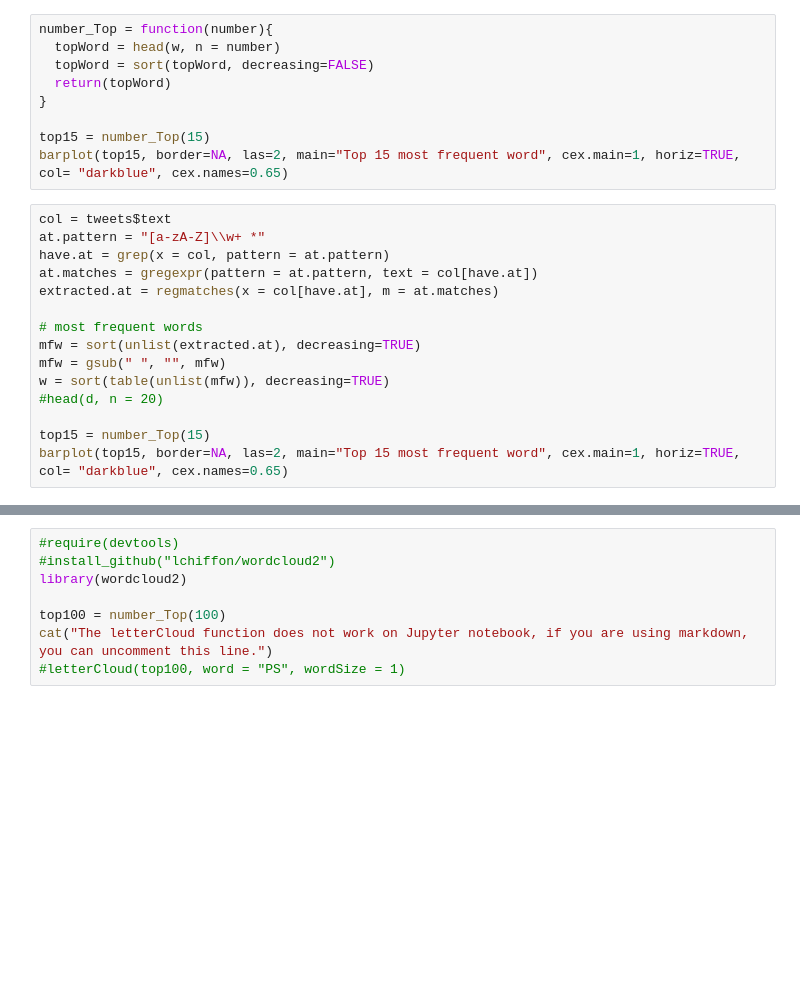
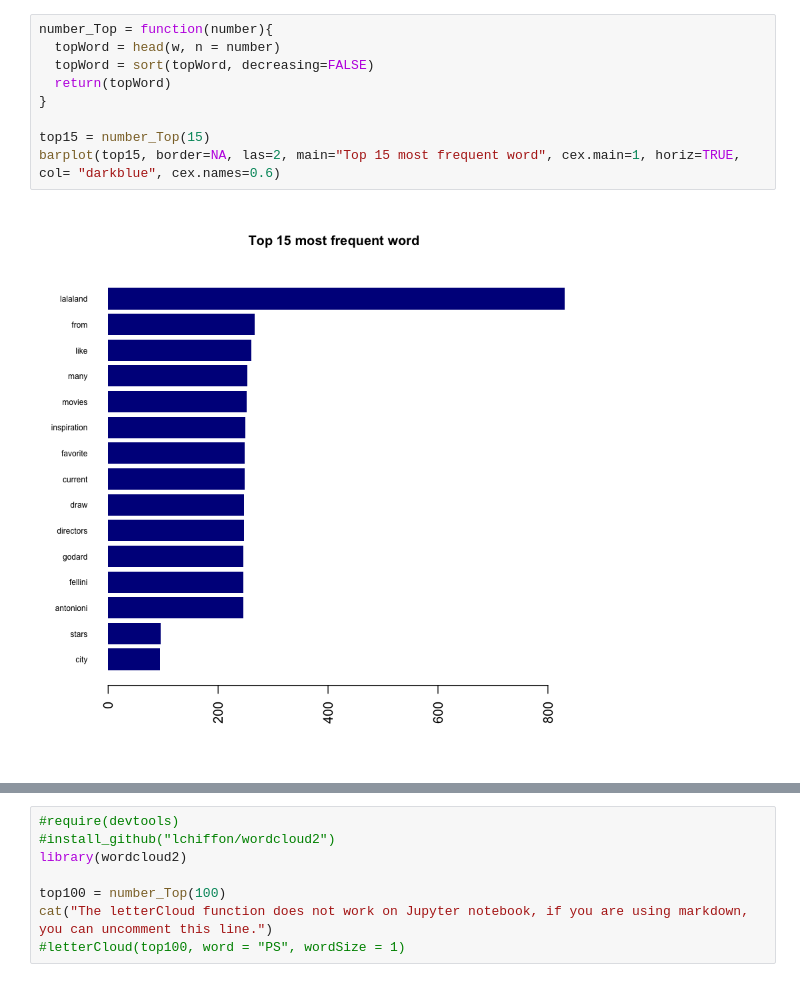
Before and after one commit to clementtr/twitter, a Jupyter notebook: English_Analysis.ipynb, the cells around one changed output, grey strips where cells are left out. Cells and saved outputs as stored; diff of their text form; blank space fills up the shorter version.

```diff
--- a/English_Analysis.ipynb
+++ b/English_Analysis.ipynb
@@ -98,24 +136,11 @@ w = sort(table(unlist(mfw)), decreasing=TRUE)
 # %%
 number_Top = function(number){
   topWord = head(w, n = number)
   topWord = sort(topWord, decreasing=FALSE)
   return(topWord)
 }
 
 top15 = number_Top(15)
-barplot(top15, border=NA, las=2, main="Top 15 most frequent word", cex.main=1, horiz=TRUE, col= "darkblue", cex.names=0.65)
+barplot(top15, border=NA, las=2, main="Top 15 most frequent word", cex.main=1, horiz=TRUE, col= "darkblue", cex.names=0.6)
+# %% [output]
+[figure, added]
-# %%
-col = tweets$text
-at.pattern = "[a-zA-Z]\\w+ *"
-have.at = grep(x = col, pattern = at.pattern)
-at.matches = gregexpr(pattern = at.pattern, text = col[have.at])
-extracted.at = regmatches(x = col[have.at], m = at.matches)
-
-# most frequent words
-mfw = sort(unlist(extracted.at), decreasing=TRUE)
-mfw = gsub(" ", "", mfw)
-w = sort(table(unlist(mfw)), decreasing=TRUE)
-#head(d, n = 20)
-
-top15 = number_Top(15)
-barplot(top15, border=NA, las=2, main="Top 15 most frequent word", cex.main=1, horiz=TRUE, col= "darkblue", cex.names=0.65)
```
Also changed, not shown: parts of 11 cells of this notebook.
